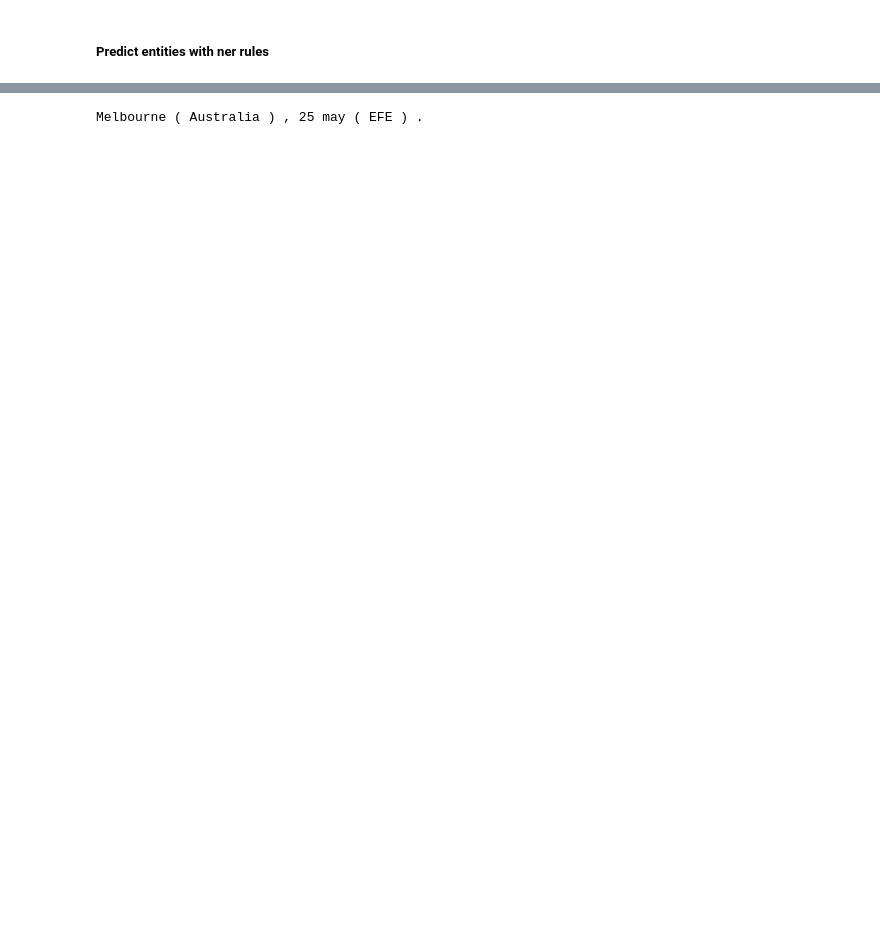
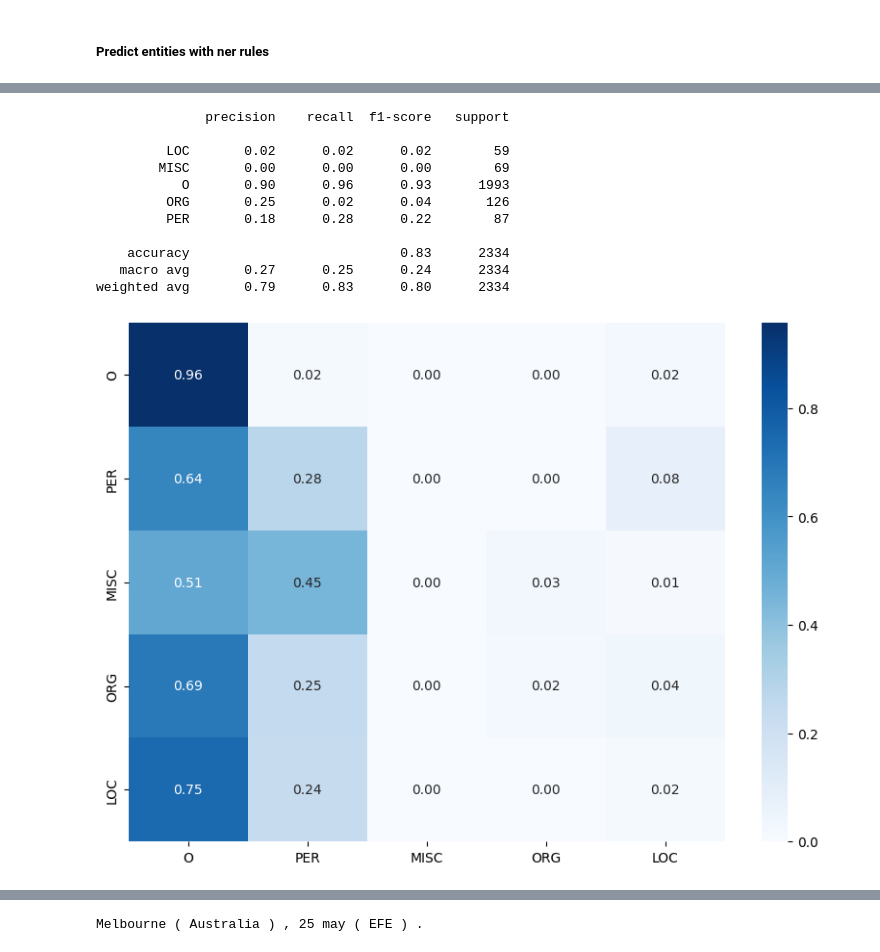
Before and after one commit to jrabag/ga-lener-es, a Jupyter notebook: NER EA.ipynb, the cells around one changed output, grey strips where cells are left out. Cells and saved outputs as stored; diff of their text form; code cells hidden in the pictures; blank space fills up the shorter version.

```diff
--- a/NER EA.ipynb
+++ b/NER EA.ipynb
@@ -723,0 +1444,17 @@ weighted avg       0.95      0.95      0.95      7106
+# %%
+t = 2334# 19+14 +51+5#+43+14+46
+print(classification_report(entity_map[target_data_all[:t]], predict[:t]))
+print_cm(entity_map[target_data_all[:t]], predict[:t], entity_map)
+# %% [output]
+              precision    recall  f1-score   support
+
+         LOC       0.02      0.02      0.02        59
+        MISC       0.00      0.00      0.00        69
+           O       0.90      0.96      0.93      1993
+         ORG       0.25      0.02      0.04       126
+         PER       0.18      0.28      0.22        87
+
+    accuracy                           0.83      2334
+   macro avg       0.27      0.25      0.24      2334
+weighted avg       0.79      0.83      0.80      2334
+[figure, added]
```
Also changed, not shown: parts of 172 cells of this notebook, 9 other files.
